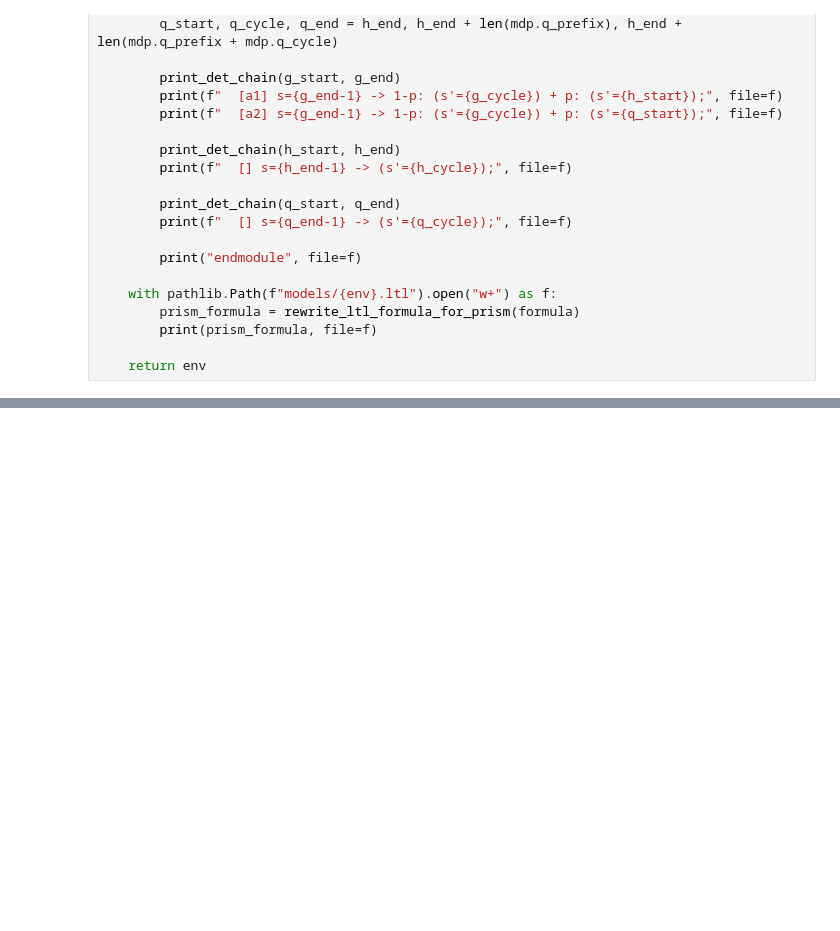
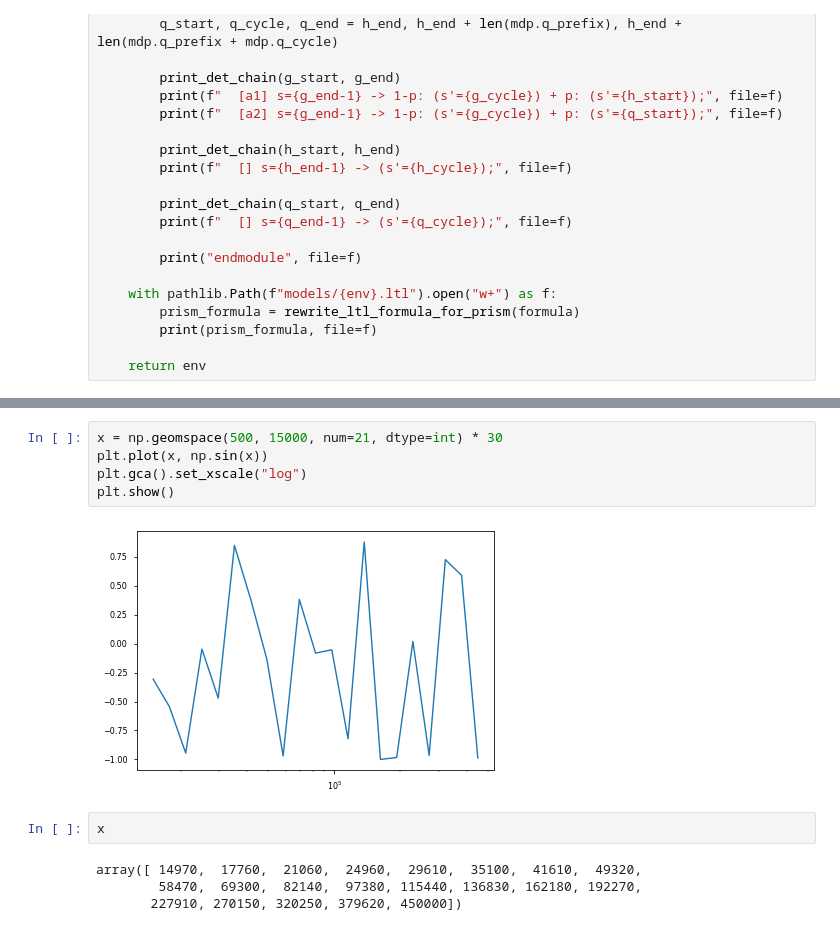
Before and after one commit to psg-mit/rl_ltl_sample_complexity, a Jupyter notebook: rl_ltl_pac.ipynb, the cells around one changed output, grey strips where cells are left out. Saved outputs shown, nothing was run; the diff lists cells and outputs as text; blank space fills up the shorter version.

```diff
--- a/rl_ltl_pac.ipynb
+++ b/rl_ltl_pac.ipynb
@@ -805,0 +874,13 @@ for rl_algo, reward_type in itertools.product(rl_algos, reward_types):
+# %%
+x = np.geomspace(500, 15000, num=21, dtype=int) * 30
+plt.plot(x, np.sin(x))
+plt.gca().set_xscale("log")
+plt.show()
+# %% [output]
+[figure, added]
+# %%
+x
+# %% [output]
+array([ 14970,  17760,  21060,  24960,  29610,  35100,  41610,  49320,
+        58470,  69300,  82140,  97380, 115440, 136830, 162180, 192270,
+       227910, 270150, 320250, 379620, 450000])
```
Also changed, not shown: parts of 5 cells of this notebook, 2 other files.
